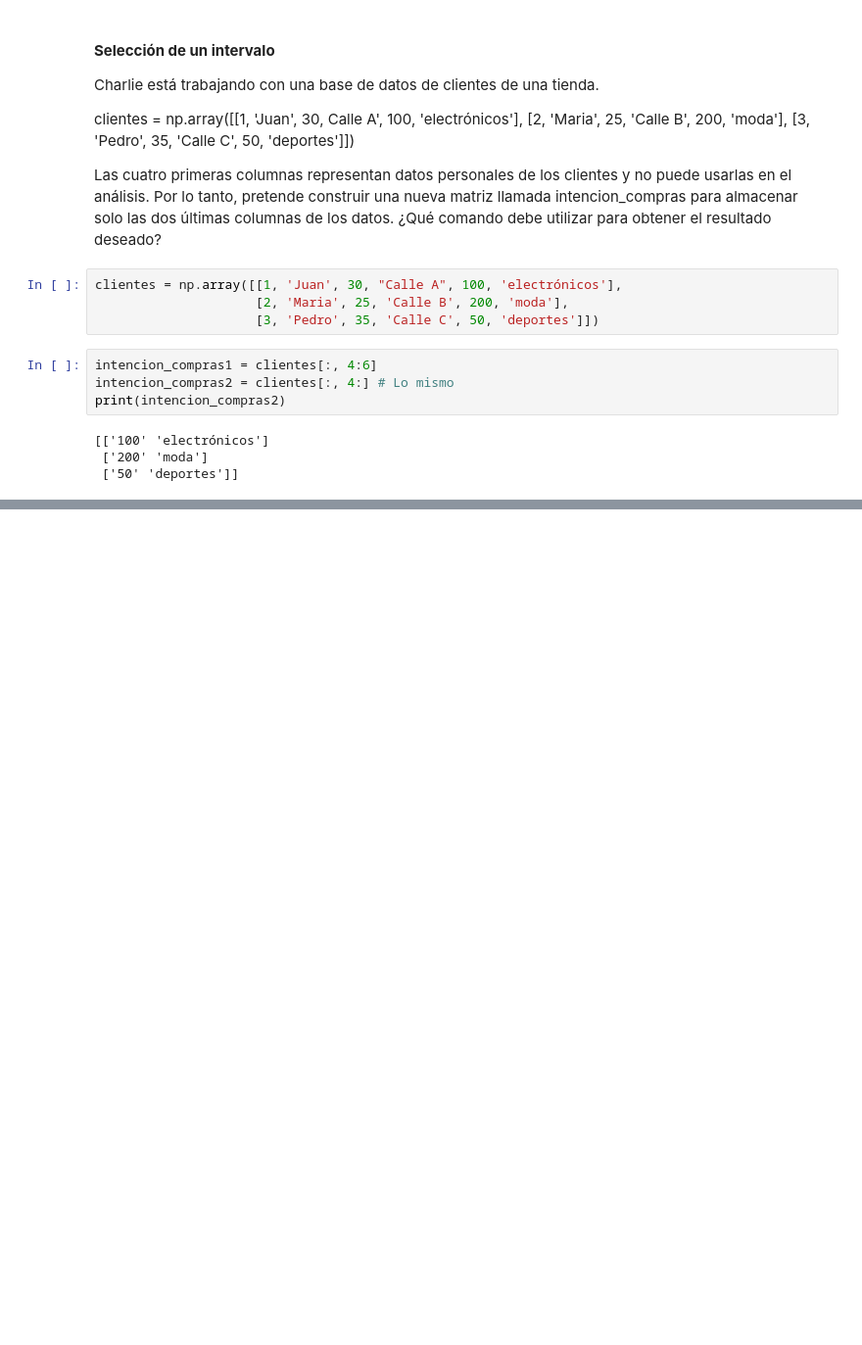
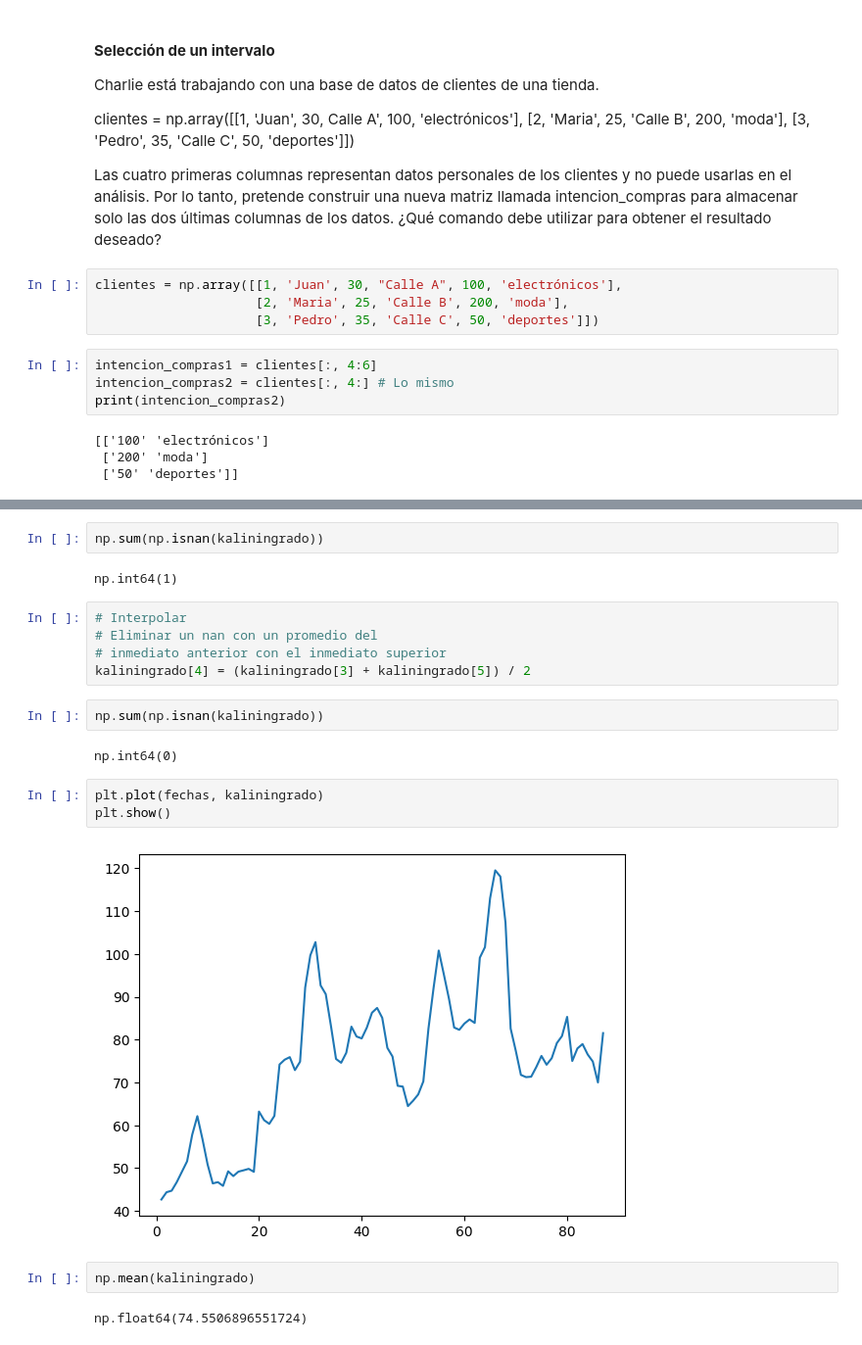
Before and after one commit to FelixH316/alaska14-numpy, a Jupyter notebook: s2_exploration/exploration_session.ipynb, the cells around one changed output, grey strips where cells are left out. Shown at 98% size. Drawn from its saved outputs; the diff is of its cells as text; blank space fills up the shorter version.

```diff
--- a/s2_exploration/exploration_session.ipynb
+++ b/s2_exploration/exploration_session.ipynb
@@ -207,0 +279,22 @@ print(intencion_compras2)
+# %%
+np.sum(np.isnan(kaliningrado))
+# %% [output]
+np.int64(1)
+# %%
+# Interpolar
+# Eliminar un nan con un promedio del
+# inmediato anterior con el inmediato superior
+kaliningrado[4] = (kaliningrado[3] + kaliningrado[5]) / 2
+# %%
+np.sum(np.isnan(kaliningrado))
+# %% [output]
+np.int64(0)
+# %%
+plt.plot(fechas, kaliningrado)
+plt.show()
+# %% [output]
+[figure, added]
+# %%
+np.mean(kaliningrado)
+# %% [output]
+np.float64(74.5506896551724)
```
Also changed, not shown: parts of 13 cells of this notebook, 1 other file.
